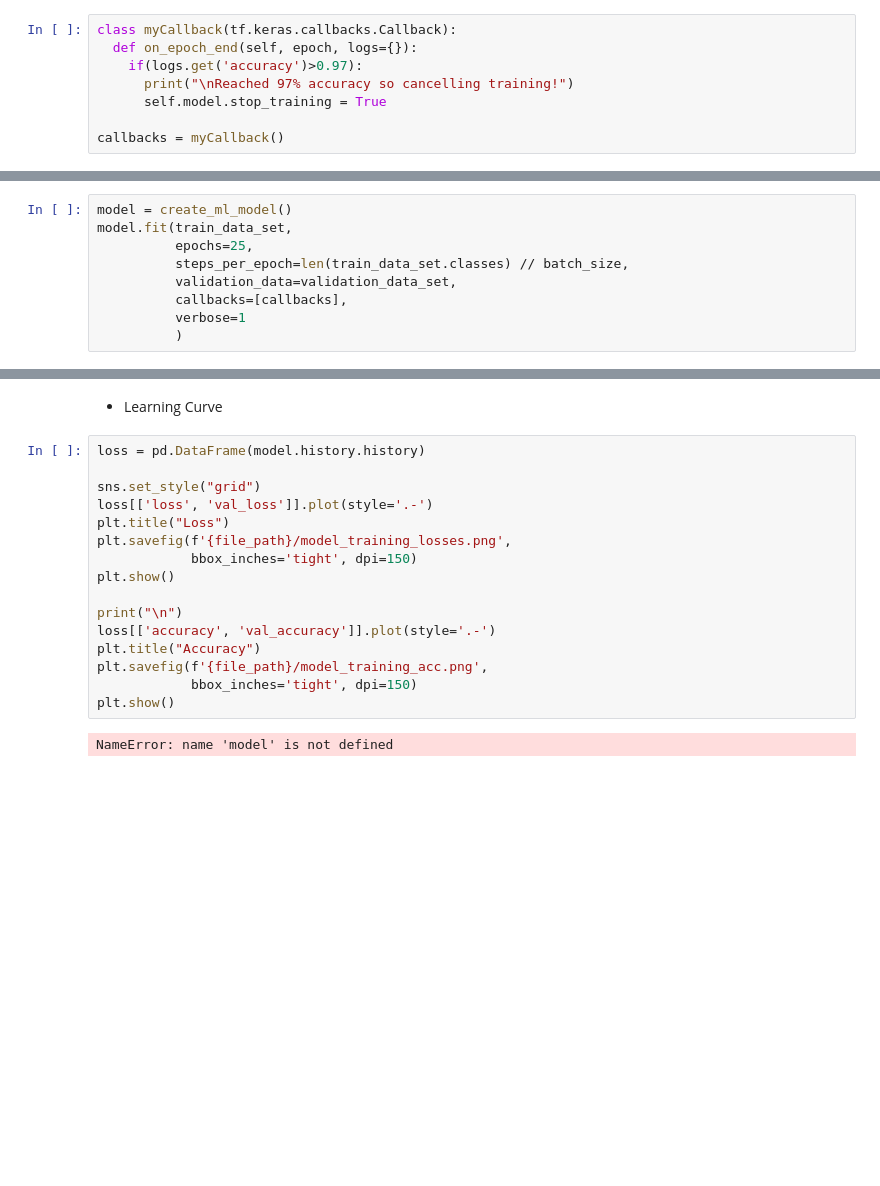
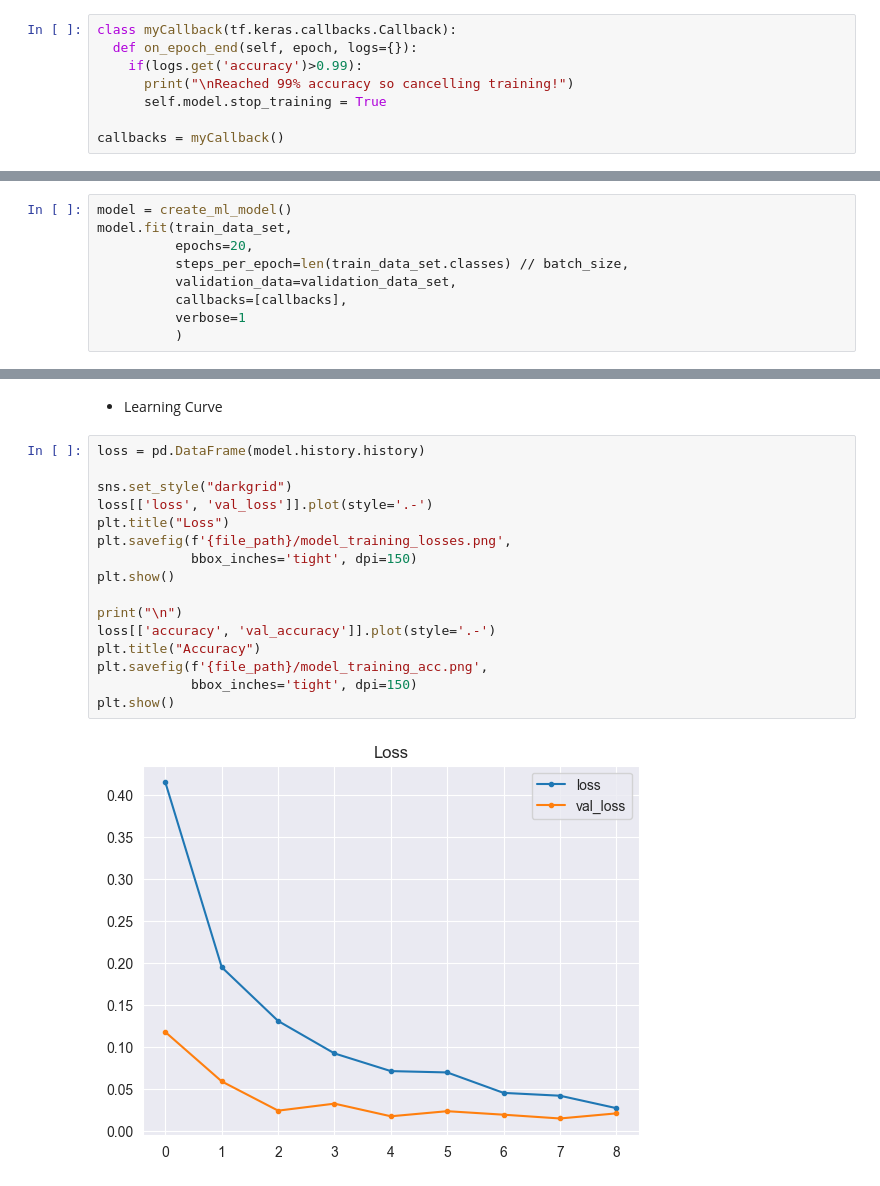
Before and after one commit to KhanRana/PP5-mildew-detection-in-cherry-leaves, a Jupyter notebook: jupyter_notebooks/data_modelling.ipynb, the cells around one changed output, grey strips where cells are left out. Saved outputs shown, nothing was run; the diff lists cells and outputs as text; blank space fills up the shorter version.

Commit message:
check and plot accuracy and loss learning curves

```diff
--- a/jupyter_notebooks/data_modelling.ipynb
+++ b/jupyter_notebooks/data_modelling.ipynb
@@ -318,8 +318,8 @@ Define a call back functioin to monitor accuracy - 97% required by the client
 # %%
 class myCallback(tf.keras.callbacks.Callback):
   def on_epoch_end(self, epoch, logs={}):
-    if(logs.get('accuracy')>0.97):
-      print("\nReached 97% accuracy so cancelling training!")
+    if(logs.get('accuracy')>0.99):
+      print("\nReached 99% accuracy so cancelling training!")
       self.model.stop_training = True
 
 callbacks = myCallback()
@@ -328,7 +328,7 @@ callbacks = myCallback()
 # %%
 model = create_ml_model()
 model.fit(train_data_set,
-          epochs=25,
+          epochs=20,
           steps_per_epoch=len(train_data_set.classes) // batch_size,
           validation_data=validation_data_set,
           callbacks=[callbacks],
@@ -354,18 +366,18 @@ model.save('outputs/v1/mildew_detection_model.h5')
 # %%
 loss = pd.DataFrame(model.history.history)
 
-sns.set_style("grid")
+sns.set_style("darkgrid")
 loss[['loss', 'val_loss']].plot(style='.-')
 plt.title("Loss")
 plt.savefig(f'{file_path}/model_training_losses.png',
             bbox_inches='tight', dpi=150)
 plt.show()
 
 print("\n")
 loss[['accuracy', 'val_accuracy']].plot(style='.-')
 plt.title("Accuracy")
 plt.savefig(f'{file_path}/model_training_acc.png',
             bbox_inches='tight', dpi=150)
 plt.show()
 # %% [output]
-NameError: name 'model' is not defined
+[figure, added]
```
Also changed, not shown: parts of 2 cells of this notebook, 3 other files.
